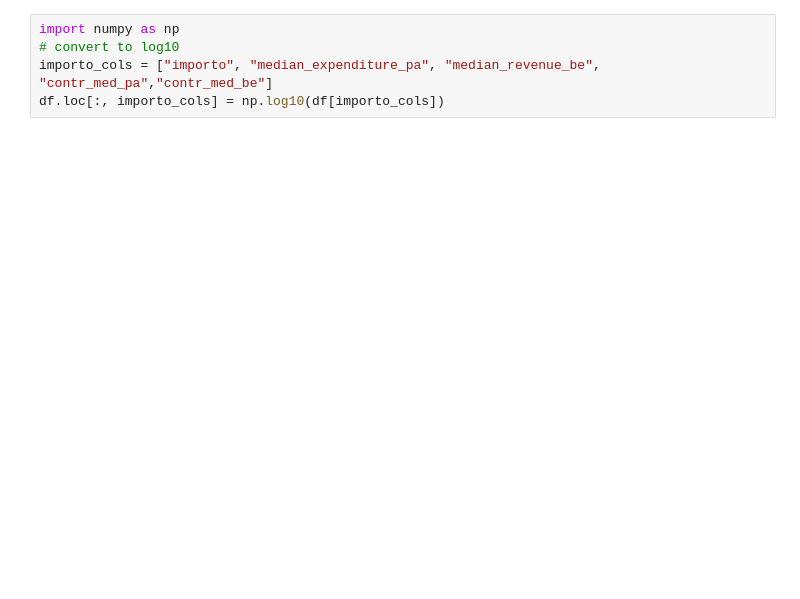
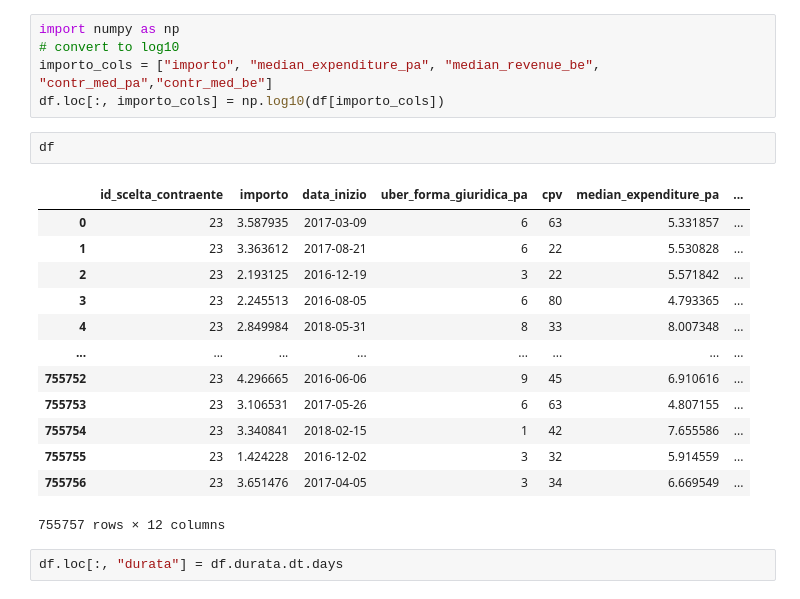
Before and after one commit to Yourne/synapthesis, a Jupyter notebook: preliminaries/models.ipynb, the cells around one changed output. Saved outputs shown, nothing was run; the diff lists cells and outputs as text; blank space fills up the shorter version.

```diff
--- a/preliminaries/models.ipynb
+++ b/preliminaries/models.ipynb
@@ -53,3 +26,21 @@ import numpy as np
 # convert to log10
 importo_cols = ["importo", "median_expenditure_pa", "median_revenue_be", "contr_med_pa","contr_med_be"]
 df.loc[:, importo_cols] = np.log10(df[importo_cols])
+# %%
+df
+# %% [output]
+|  | id_scelta_contraente | importo | data_inizio | uber_forma_giuridica_pa | cpv | median_expenditure_pa | ... |
+| 0 | 23 | 3.587935 | 2017-03-09 | 6 | 63 | 5.331857 | ... |
+| 1 | 23 | 3.363612 | 2017-08-21 | 6 | 22 | 5.530828 | ... |
+| 2 | 23 | 2.193125 | 2016-12-19 | 3 | 22 | 5.571842 | ... |
+| 3 | 23 | 2.245513 | 2016-08-05 | 6 | 80 | 4.793365 | ... |
+| 4 | 23 | 2.849984 | 2018-05-31 | 8 | 33 | 8.007348 | ... |
+| ... | ... | ... | ... | ... | ... | ... | ... |
+| 755752 | 23 | 4.296665 | 2016-06-06 | 9 | 45 | 6.910616 | ... |
+| 755753 | 23 | 3.106531 | 2017-05-26 | 6 | 63 | 4.807155 | ... |
+| 755754 | 23 | 3.340841 | 2018-02-15 | 1 | 42 | 7.655586 | ... |
+| 755755 | 23 | 1.424228 | 2016-12-02 | 3 | 32 | 5.914559 | ... |
+| 755756 | 23 | 3.651476 | 2017-04-05 | 3 | 34 | 6.669549 | ... |
+755757 rows × 12 columns
+# %%
+df.loc[:, "durata"] = df.durata.dt.days
```
Also changed, not shown: parts of 8 cells of this notebook, 8 other files.
